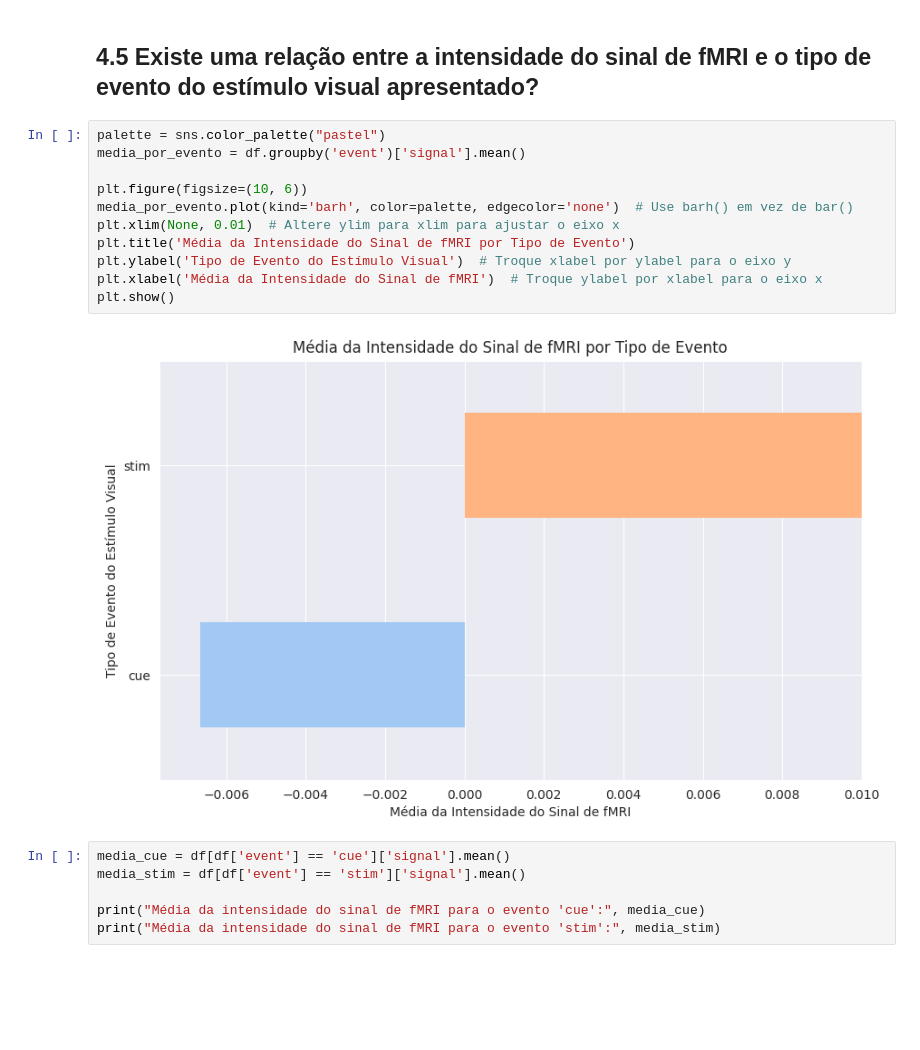
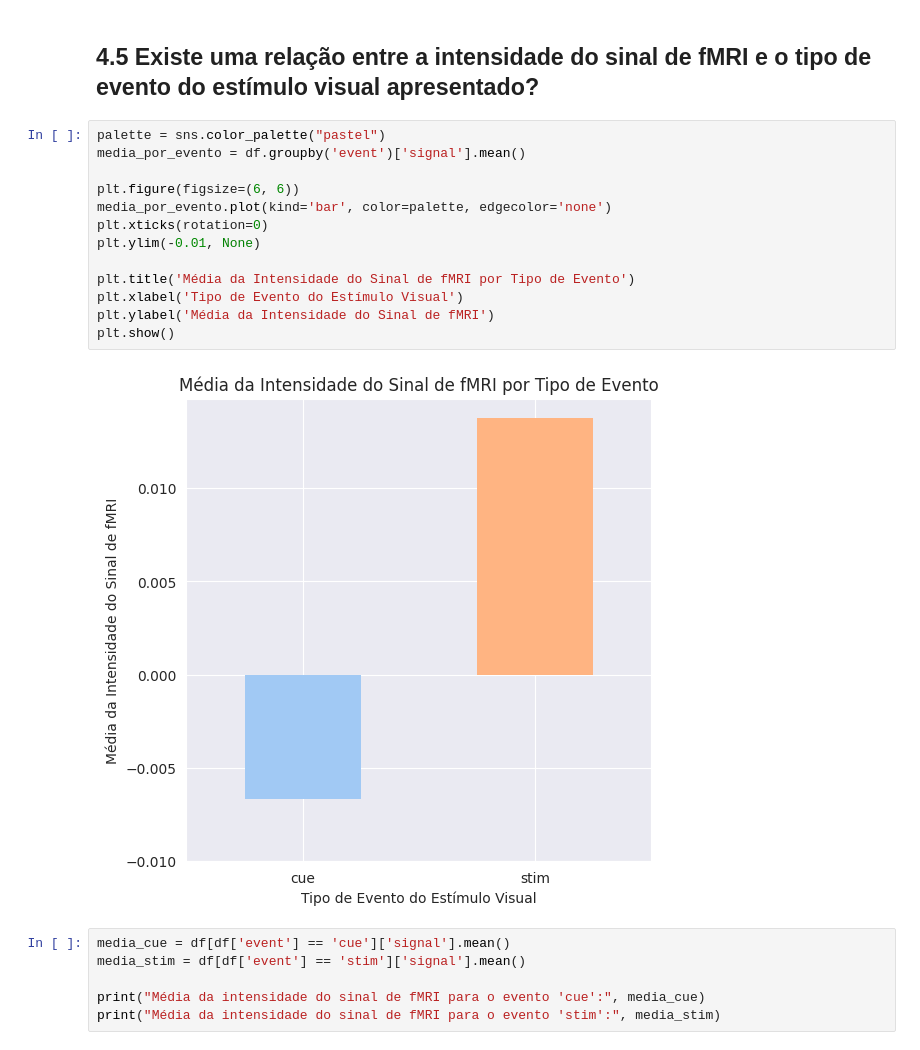
Before and after one commit to devfenrir/avanti-bootcamp-cdd, a Jupyter notebook: notebooks/01-exploratory_data_analysis.ipynb, the cells around one changed output. Drawn from its saved outputs; the diff is of its cells as text; blank space fills up the shorter version.

```diff
--- a/notebooks/01-exploratory_data_analysis.ipynb
+++ b/notebooks/01-exploratory_data_analysis.ipynb
@@ -214,16 +214,18 @@ Esses resultados sugerem que a região parietal pode ser mais ativamente envolvi
 # %%
 palette = sns.color_palette("pastel")
 media_por_evento = df.groupby('event')['signal'].mean()
 
-plt.figure(figsize=(10, 6))
-media_por_evento.plot(kind='barh', color=palette, edgecolor='none')  # Use barh() em vez de bar()
-plt.xlim(None, 0.01)  # Altere ylim para xlim para ajustar o eixo x
+plt.figure(figsize=(6, 6))
+media_por_evento.plot(kind='bar', color=palette, edgecolor='none')
+plt.xticks(rotation=0)
+plt.ylim(-0.01, None)
+
 plt.title('Média da Intensidade do Sinal de fMRI por Tipo de Evento')
-plt.ylabel('Tipo de Evento do Estímulo Visual')  # Troque xlabel por ylabel para o eixo y
-plt.xlabel('Média da Intensidade do Sinal de fMRI')  # Troque ylabel por xlabel para o eixo x
+plt.xlabel('Tipo de Evento do Estímulo Visual')
+plt.ylabel('Média da Intensidade do Sinal de fMRI')
 plt.show()
 # %% [output]
-[figure, old version]
+[figure, new version]
 # %%
 media_cue = df[df['event'] == 'cue']['signal'].mean()
 media_stim = df[df['event'] == 'stim']['signal'].mean()
```
Also changed, not shown: parts of 2 cells of this notebook.
